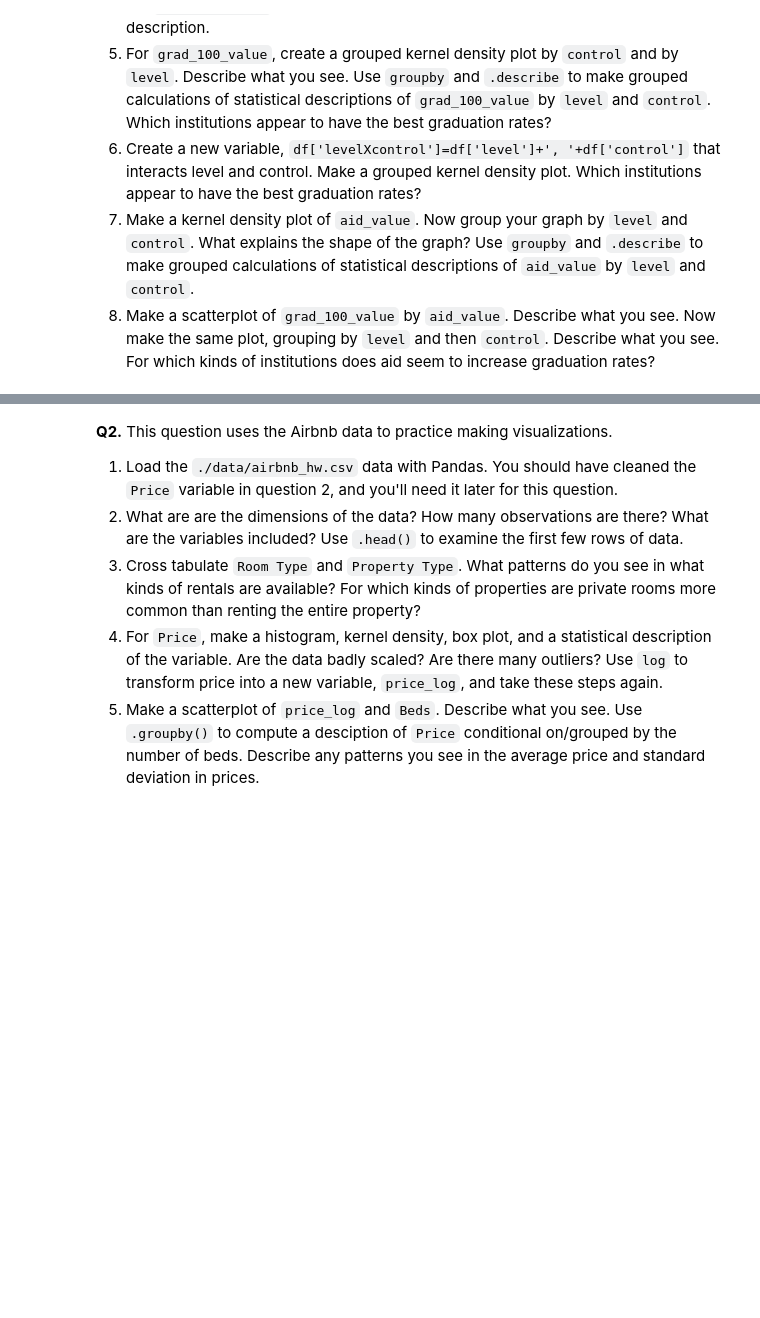
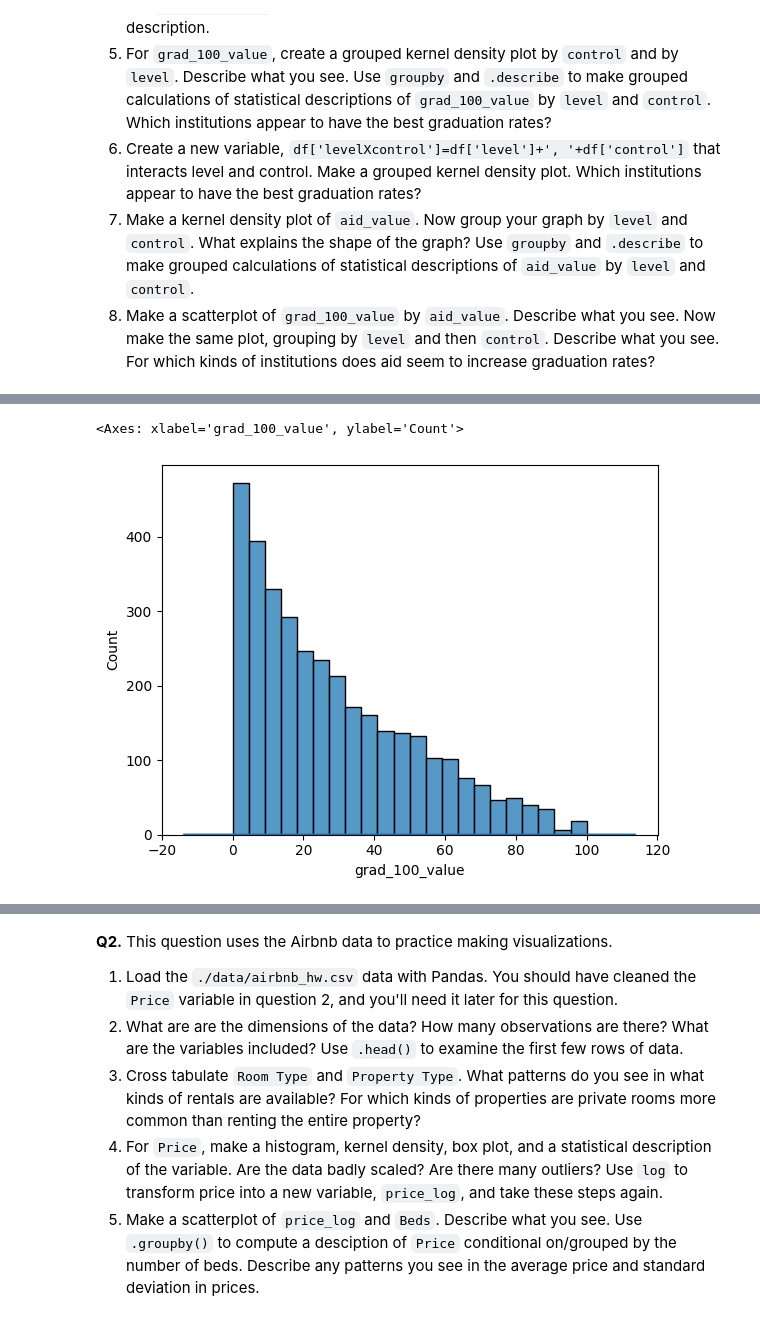
Before and after one commit to JC0126/visualization, a Jupyter notebook: assignment/assignment.ipynb, the cells around one changed output, grey strips where cells are left out. Cells and saved outputs as stored; diff of their text form; code cells hidden in the pictures; blank space fills up the shorter version.

```diff
--- a/assignment/assignment.ipynb
+++ b/assignment/assignment.ipynb
@@ -29,3 +29,17 @@ The "relevant" variables for this question are:
 6. Create a new variable, `df['levelXcontrol']=df['level']+', '+df['control']` that interacts level and control. Make a grouped kernel density plot. Which institutions appear to have the best graduation rates?
 7. Make a kernel density plot of `aid_value`. Now group your graph by `level` and `control`. What explains the shape of the graph? Use `groupby` and `.describe` to make grouped calculations of statistical descriptions of `aid_value` by `level` and `control`.
 8. Make a scatterplot of `grad_100_value` by `aid_value`. Describe what you see. Now make the same plot, grouping by `level` and then `control`. Describe what you see. For which kinds of institutions does aid seem to increase graduation rates?
+# %%
+import numpy as np
+import pandas as pd
+import matplotlib.pyplot as plt
+import seaborn as sns
+
+# 1
+df = pd.read_csv('/content/visualization/assignment/data/college_completion.csv',low_memory=False)
+
+# 2
+print(df.shape,'\n')
+# shape shows that there are 63 variables and 3798 observations
+print("\nhead:\n")
+print(df.head(),'\n')
@@ -31,0 +82,6 @@ The "relevant" variables for this question are:
+# %%
+# 4
+sns.histplot(df['grad_100_value'])
+# %% [output]
+<Axes: xlabel='grad_100_value', ylabel='Count'>
+[figure, added]
```
Also changed, not shown: parts of 22 cells of this notebook.
